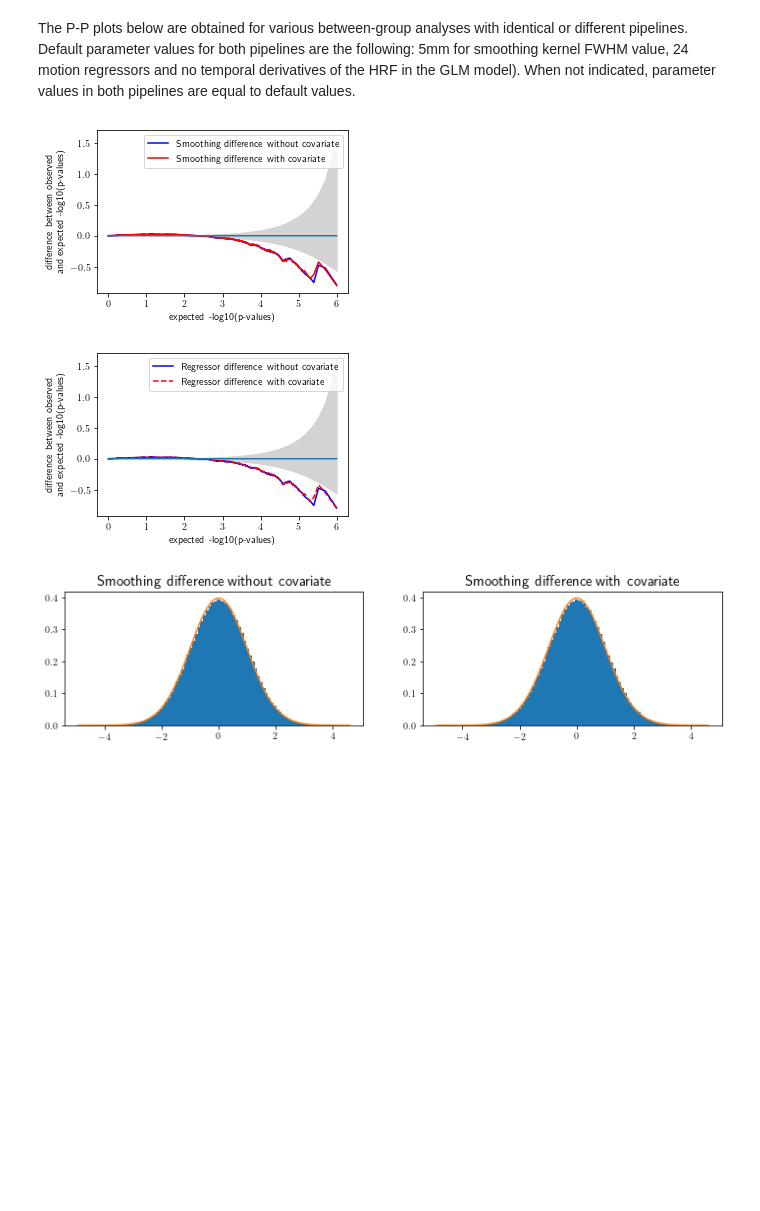
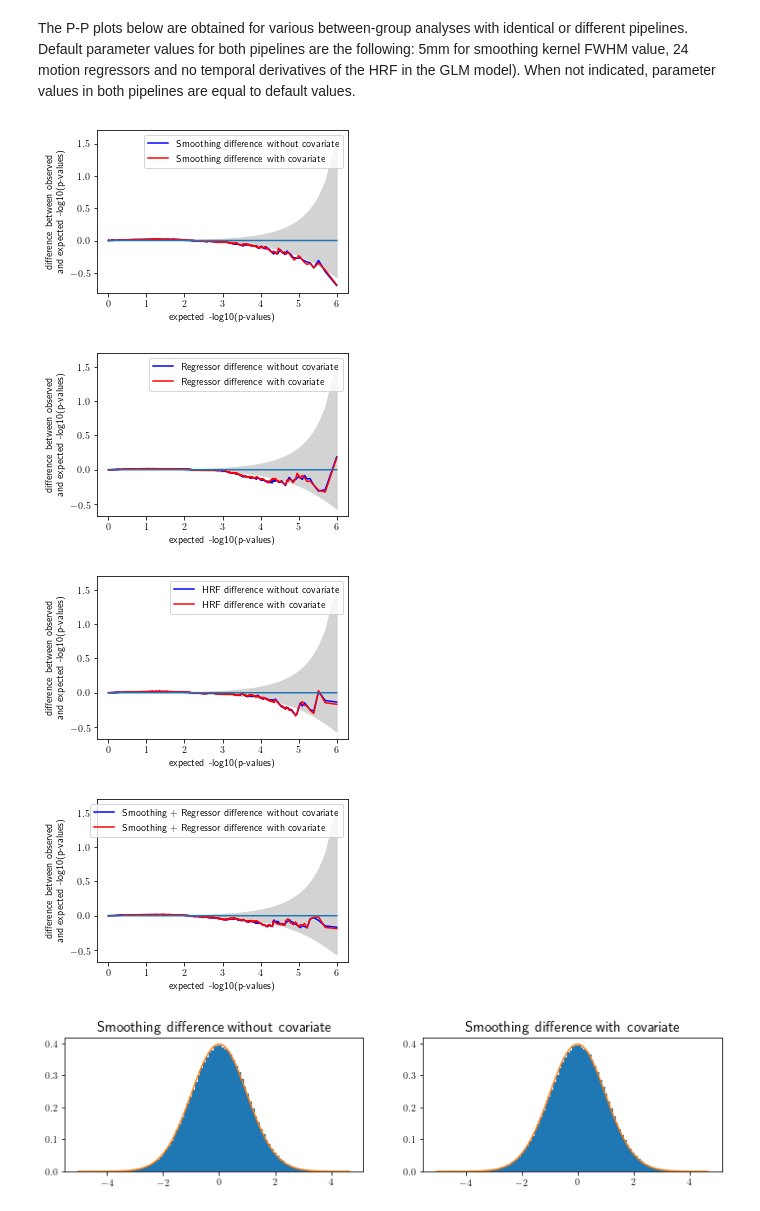
Before and after one commit to xroll174/Correct-Variability-Pipelines, a Jupyter notebook: results/Results-Mixed.ipynb, the cells around one changed output. Cells and saved outputs as stored; diff of their text form; code cells hidden in the pictures; blank space fills up the shorter version.

Commit message:
updating Results-Mixed notebbok

```diff
--- a/results/Results-Mixed.ipynb
+++ b/results/Results-Mixed.ipynb
@@ -101,6 +101,14 @@ Vect_vox_5240_8240_sample_mixed_cov = voxel_concat_sample_mixed_cov(5,24,0,8,24,
 Vect_vox_5240_500_sample_mixed = voxel_concat_sample_mixed(5,24,0,5,0,0);
 # %%
 Vect_vox_5240_500_sample_mixed_cov = voxel_concat_sample_mixed_cov(5,24,0,5,0,0);
+# %%
+Vect_vox_5240_5241_sample_mixed = voxel_concat_sample_mixed(5,24,0,5,24,1);
+# %%
+Vect_vox_5240_5241_sample_mixed_cov = voxel_concat_sample_mixed_cov(5,24,0,5,24,1);
+# %%
+Vect_vox_5240_800_sample_mixed = voxel_concat_sample_mixed(5,24,0,8,0,0);
+# %%
+Vect_vox_5240_800_sample_mixed_cov = voxel_concat_sample_mixed_cov(5,24,0,8,0,0);
 # %% [markdown]
 # Observations on the Data
 # %% [markdown]
@@ -139,6 +147,13 @@ data2_1=Vect_vox_5240_8240_sample_mixed_cov
 
 data1_2=Vect_vox_5240_500_sample_mixed
 data2_2=Vect_vox_5240_500_sample_mixed_cov
+
+data1_3=Vect_vox_5240_5241_sample_mixed
+data2_3=Vect_vox_5240_5241_sample_mixed_cov
+
+data1_4=Vect_vox_5240_800_sample_mixed
+data2_4=Vect_vox_5240_800_sample_mixed_cov
+
 
 matplotlib.rc("text",usetex=True)
 f,(ax1) = plt.subplots(1,1,sharey=False,figsize=(4.5,3))
@@ -168,36 +183,84 @@ ax1.fill_between(p_th_sub,conf_int_inf_1,conf_int_sup_1,color="lightgrey")
 ax1.set_xlabel('expected -log10(p-values)')
 ax1.set_ylabel('difference between observed\nand expected -log10(p-values)')
 ax1.legend([line1_1,line2_1],["Smoothing difference without covariate","Smoothing difference with covariate"])
 
 plt.show()
 
 f.savefig("QQplotder1.pdf", bbox_inches='tight')
 
 
 f,(ax2) = plt.subplots(1,1,sharey=False,figsize=(4.5,3))
 
 p_obs_1_2 = -np.log10(sorted(dist.sf(np.array(data1_2),98)))
 p_obs_2_2 = -np.log10(sorted(dist.sf(np.array(data2_2),98)))
 
 ba_diff_1_2 = [(p_obs_1_2[i] - p_th[i]) for i in range(n)]
 ba_diff_2_2 = [(p_obs_2_2[i] - p_th[i]) for i in range(n)]
 
 line1_2, = ax2.plot(p_th, ba_diff_1_2,'#0000FF')
-line2_2, = ax2.plot(p_th, ba_diff_2_2,'#FF0000',linestyle='dashed')
+line2_2, = ax2.plot(p_th, ba_diff_2_2,'#FF0000')
 
 ax2.plot(p_th,n*[0],'-')
 ax2.fill_between(p_th_sub,conf_int_inf_1,conf_int_sup_1,color="lightgrey")
 
 ax2.set_xlabel('expected -log10(p-values)')
 ax2.set_ylabel('difference between observed\nand expected -log10(p-values)')
 ax2.legend([line1_2,line2_2],["Regressor difference without covariate","Regressor difference with covariate"])
 
 plt.show()
 
 f.savefig("QQplotder2.pdf", bbox_inches='tight')
+
+
+f,(ax3) = plt.subplots(1,1,sharey=False,figsize=(4.5,3))
+
+p_obs_1_3 = -np.log10(sorted(dist.sf(np.array(data1_3),98)))
+p_obs_2_3 = -np.log10(sorted(dist.sf(np.array(data2_3),98)))
+
+ba_diff_1_3 = [(p_obs_1_3[i] - p_th[i]) for i in range(n)]
+ba_diff_2_3 = [(p_obs_2_3[i] - p_th[i]) for i in range(n)]
+
+line1_3, = ax3.plot(p_th, ba_diff_1_3,'#0000FF')
+line2_3, = ax3.plot(p_th, ba_diff_2_3,'#FF0000')
+
+ax3.plot(p_th,n*[0],'-')
+ax3.fill_between(p_th_sub,conf_int_inf_1,conf_int_sup_1,color="lightgrey")
+
+ax3.set_xlabel('expected -log10(p-values)')
+ax3.set_ylabel('difference between observed\nand expected -log10(p-values)')
+ax3.legend([line1_3,line2_3],["HRF difference without covariate","HRF difference with covariate"])
+
+plt.show()
+
+f.savefig("QQplotder2.pdf", bbox_inches='tight')
+
+
+f,(ax4) = plt.subplots(1,1,sharey=False,figsize=(4.5,3))
+
+p_obs_1_4 = -np.log10(sorted(dist.sf(np.array(data1_4),98)))
+p_obs_2_4 = -np.log10(sorted(dist.sf(np.array(data2_4),98)))
+
+ba_diff_1_4 = [(p_obs_1_4[i] - p_th[i]) for i in range(n)]
+ba_diff_2_4 = [(p_obs_2_4[i] - p_th[i]) for i in range(n)]
+
+line1_4, = ax4.plot(p_th, ba_diff_1_4,'#0000FF')
+line2_4, = ax4.plot(p_th, ba_diff_2_4,'#FF0000')
+
+ax4.plot(p_th,n*[0],'-')
+ax4.fill_between(p_th_sub,conf_int_inf_1,conf_int_sup_1,color="lightgrey")
+
+ax4.set_xlabel('expected -log10(p-values)')
+ax4.set_ylabel('difference between observed\nand expected -log10(p-values)')
+ax4.legend([line1_4,line2_4],["Smoothing + Regressor difference without covariate","Smoothing + Regressor difference with covariate"])
+
+plt.show()
+
+f.savefig("QQplotder2.pdf", bbox_inches='tight')
 # %% [output]
-[figure, old version]
+[figure, new version]
-[figure, old version]
+[figure, new version]
+[figure, added]
+[figure, added]
 # %%
 data1=Vect_vox_5240_8240_sample_mixed
 data2=Vect_vox_5240_8240_sample_mixed_cov
```
Also changed, not shown: parts of 3 cells of this notebook.
